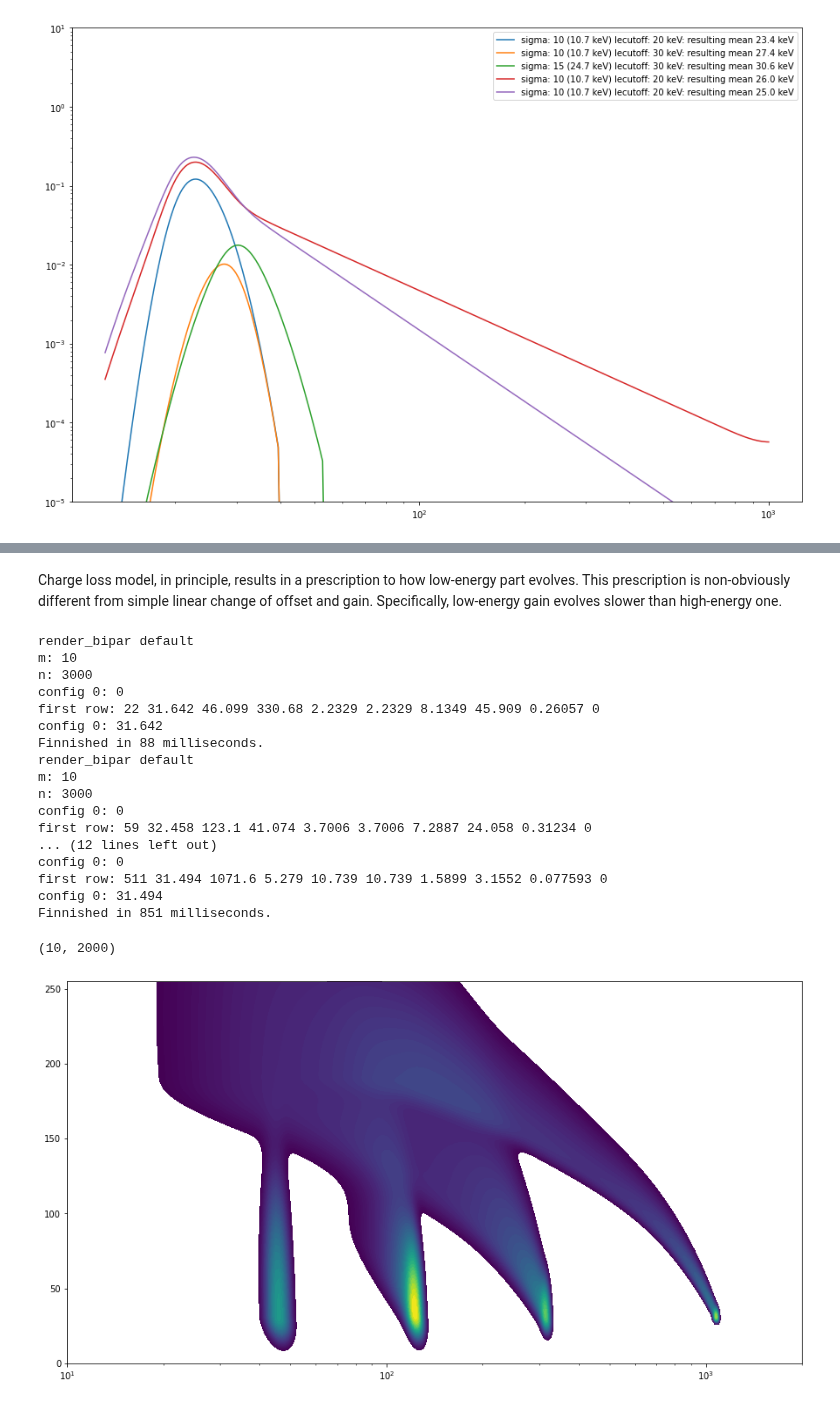
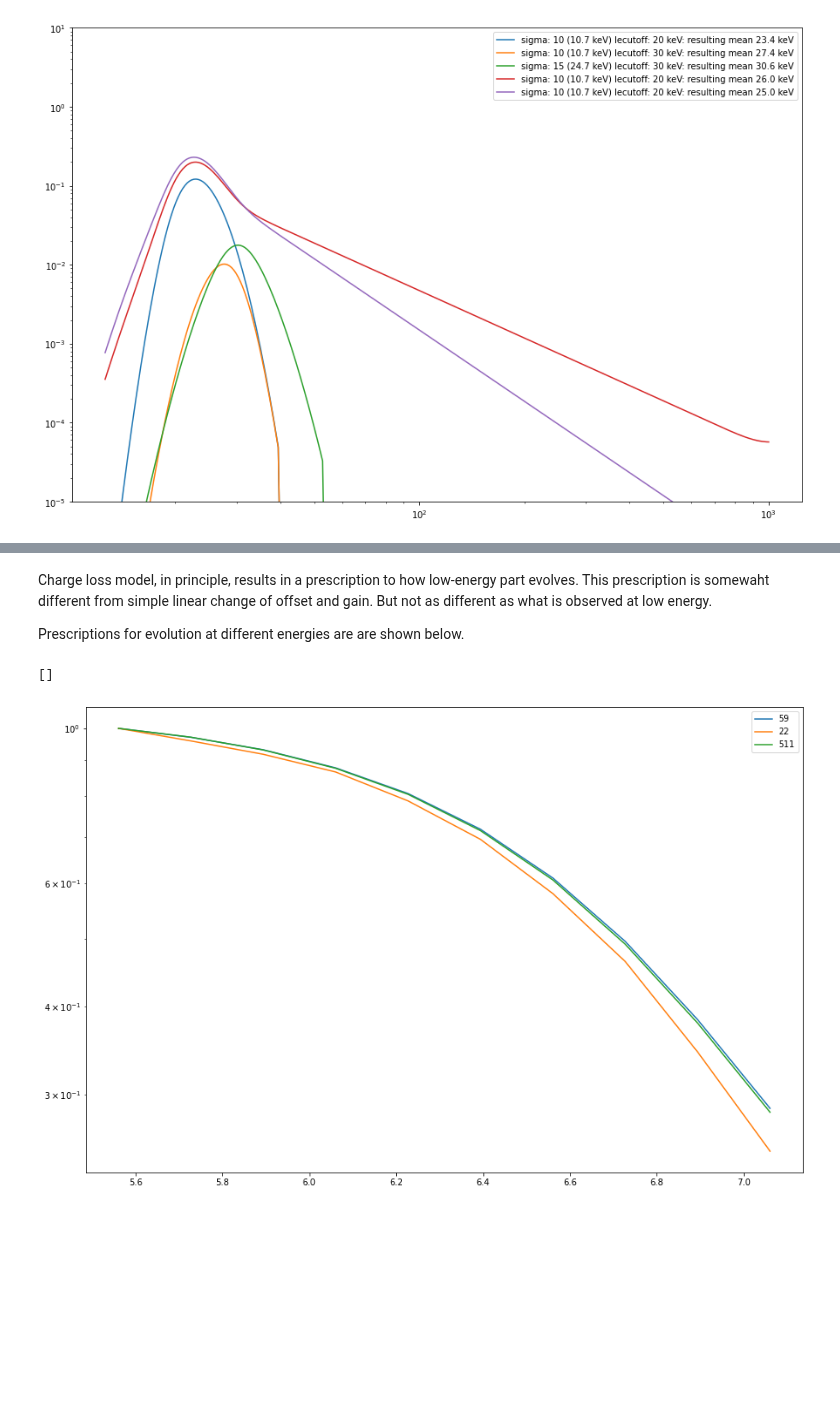
Before and after one commit to volodymyrss/integral-ibis-isgri-le-response, a Jupyter notebook: readme.ipynb, the cells around one changed output, grey strips where cells are left out. Saved outputs shown, nothing was run; the diff lists cells and outputs as text; code cells hidden in the pictures; blank space fills up the shorter version.

```diff
--- a/readme.ipynb
+++ b/readme.ipynb
@@ -60,58 +175,20 @@ plt.ylim([1e-5, 10])
 # %% [markdown]
-Charge loss model, in principle, results in a prescription to how low-energy part evolves. This prescription is non-obviously different from simple linear change of offset and gain. Specifically, low-energy gain evolves slower than high-energy one.
+Charge loss model, in principle, results in a prescription to how low-energy part evolves. This prescription is somewaht different from simple linear change of offset and gain. But not as different as what is observed at low energy.
+
+Prescriptions for evolution at different energies are are shown below.
-# %%
-import sys
-import os
-import importlib
-
-os.environ['EDDOSA_TOOLS_DIR'] = os.getcwd() + '/eddosa_tools/'
-
-sys.path.insert(0, 'dda-ddosa')
-sys.path.insert(0, 'dda-eddosa')
-sys.path.insert(0, 'eddosa_tools/fit1d')
-
-import lut2model
-import bipar_model
-import eddosa
-
-#lut2model.render_bipar_m0()
-
-bpm = eddosa.BiparModel()
-bpm.bipar_model
-det = bipar_model.detector()
-
-pha_2d, rt_2d = np.meshgrid(np.arange(2048), np.arange(256))
-
-
-bip = np.zeros_like(pha_2d, dtype=float)
-
-for en in [22, 59, 150, 511]:
-    _bip = bipar_model.make_bipar_monoenergetic(det, en).transpose()
-
-    bip += _bip / np.nanquantile(_bip[_bip>_bip.max()/100].flatten(), 0.5)
-
-plt.figure(figsize=(15, 8))
-plt.contourf(pha_2d, rt_2d, bip**0.5, levels=np.logspace(-1, 0)*np.nanmax(bip**0.5))
-
-plt.semilogx()
-plt.xlim([10, 2000])
-# %% [output]
-render_bipar default
-m: 10
-n: 3000
-config 0: 0
-first row: 22 31.642 46.099 330.68 2.2329 2.2329 8.1349 45.909 0.26057 0
-config 0: 31.642
-Finnished in 88 milliseconds.
-render_bipar default
-m: 10
-n: 3000
-config 0: 0
-first row: 59 32.458 123.1 41.074 3.7006 3.7006 7.2887 24.058 0.31234 0
-... (12 lines left out)
-config 0: 0
-first row: 511 31.494 1071.6 5.279 10.739 10.739 1.5899 3.1552 0.077593 0
-config 0: 31.494
-Finnished in 851 milliseconds.
-(10, 2000)
-[figure, removed]
+# %%
+plt.figure(figsize=(15, 10))
+
+for en in set([l['energy'] for l in lrt_lines]):
+    mean_phas = np.array([l['mean_pha'] for l in lrt_lines if l['energy'] == en])
+    plt.plot(
+        [-np.log10(l['tau_e']) for l in lrt_lines if l['energy'] == en],
+        mean_phas/mean_phas.max(),
+        label=en
+    )
+
+plt.legend()
+plt.semilogy()
+# %% [output]
+[]
+[figure, added]
```
Also changed, not shown: parts of 3 cells of this notebook, 1 other file.
